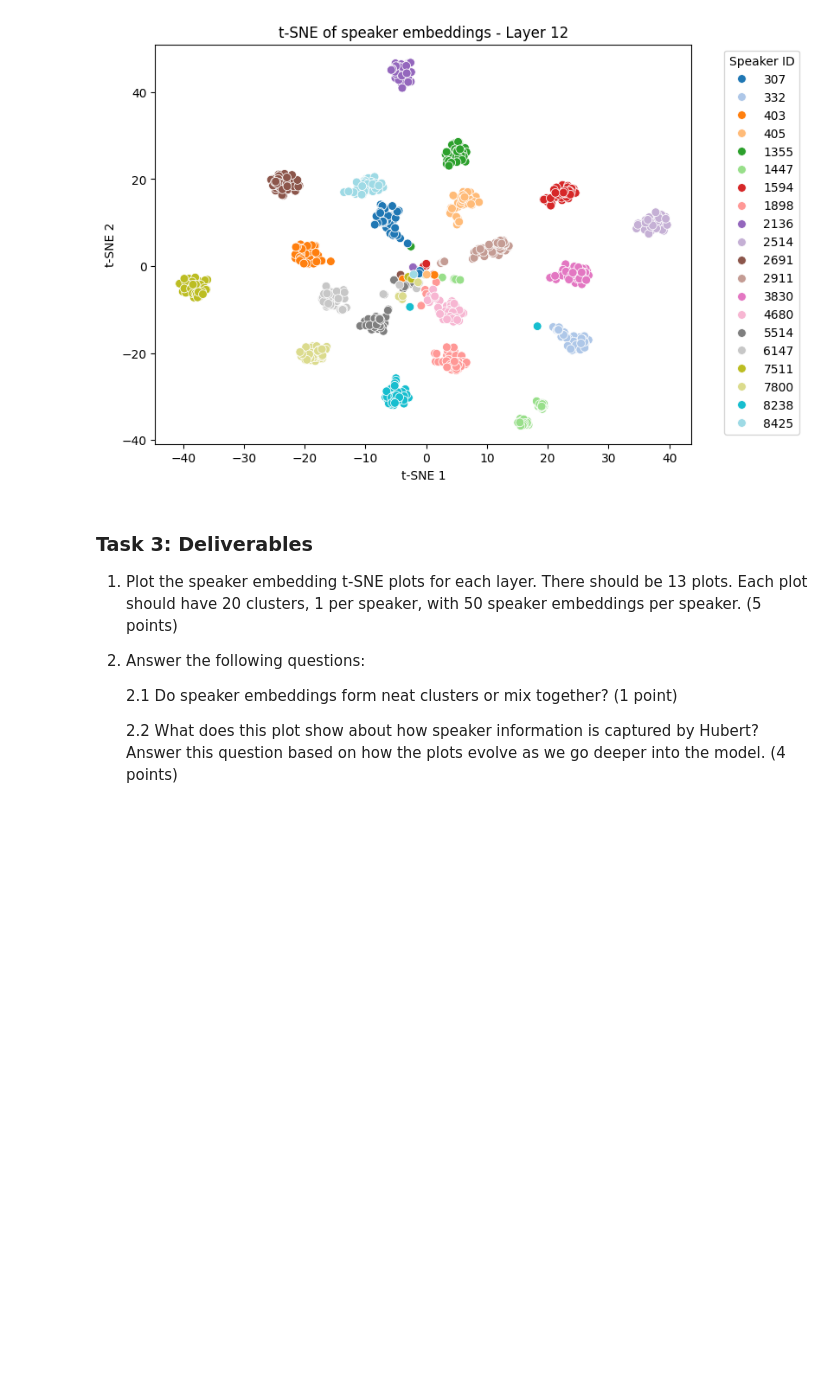
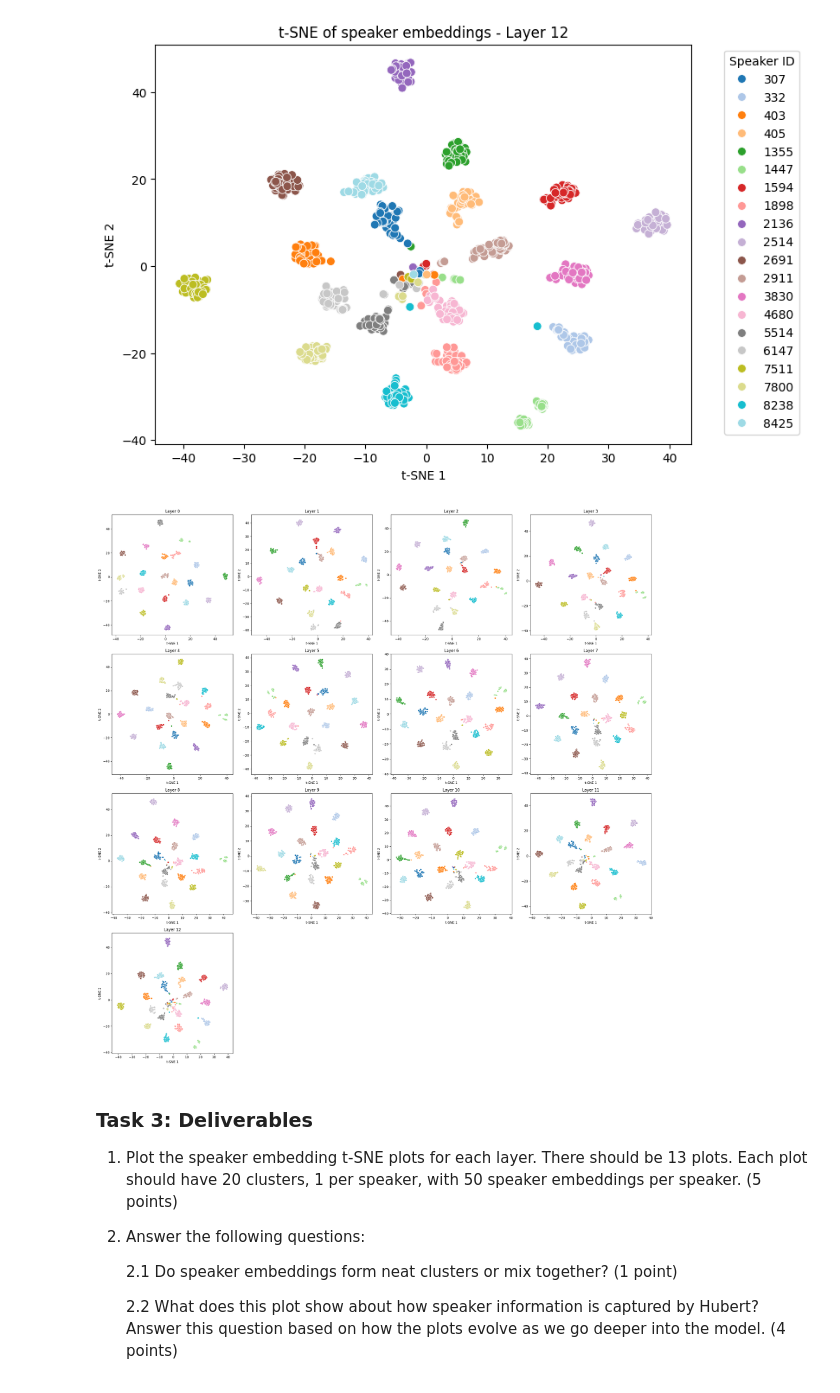
Before and after one commit to yinganw/cs283, a Jupyter notebook: hw4-a.ipynb, the cells around one changed output. Cells and saved outputs as stored; diff of their text form; code cells hidden in the pictures; blank space fills up the shorter version.

```diff
--- a/hw4-a.ipynb
+++ b/hw4-a.ipynb
@@ -947,6 +947,37 @@ for layer_idx in range(13): # 13
 [figure]
 [figure]
 [figure]
+# %%
+
+fig, axes = plt.subplots(4, 4, figsize=(24, 24))  # 4 rows, 3 columns
+axes = axes.flatten()  # Flatten to iterate easily
+
+for layer_idx in range(13):
+    tsne = TSNE(n_components=2, perplexity=30, random_state=42)
+    embeddings_2d = tsne.fit_transform(embeddings_by_layer[layer_idx])
+
+    ax = axes[layer_idx]
+    sns.scatterplot(
+        x=embeddings_2d[:,0],
+        y=embeddings_2d[:,1],
+        hue=labels_by_layer,
+        palette="tab20",
+        legend=False,
+        s=20,
+        ax=ax
+    )
+    ax.set_title(f"Layer {layer_idx}")
+    ax.set_xlabel("t-SNE 1")
+    ax.set_ylabel("t-SNE 2")
+
+for ax in axes[13:]:
+    ax.axis('off')
+
+plt.tight_layout()
+plt.savefig("/content/drive/MyDrive/cs283/speaker_embedding_img/all_layers_tsne.png", dpi=300)
+plt.show()
+# %% [output]
+[figure, added]
 # %% [markdown]
 ### Task 3: Deliverables
 
```
